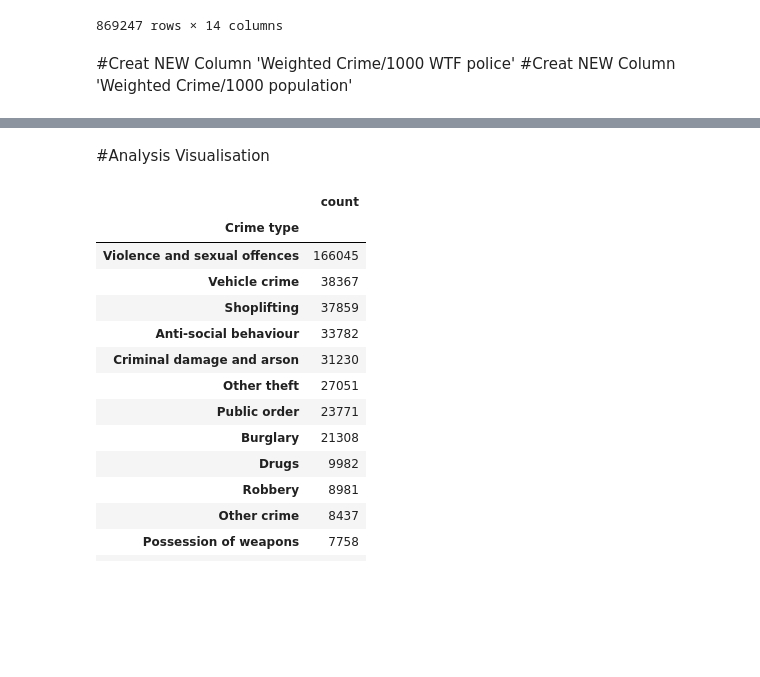
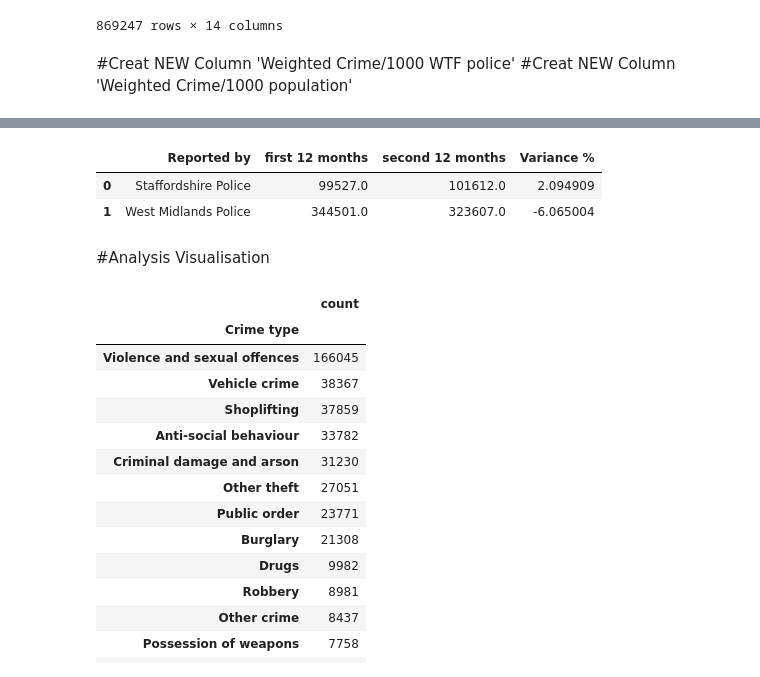
Before and after one commit to zhangwiki86-soton/L7---Data-Analysis-and-Visualisation, a Jupyter notebook: DRAFT Test Glob.ipynb, the cells around one changed output, grey strips where cells are left out. Drawn from its saved outputs; the diff is of its cells as text; code cells hidden in the pictures; blank space fills up the shorter version.

```diff
--- a/DRAFT Test Glob.ipynb
+++ b/DRAFT Test Glob.ipynb
@@ -441,3 +446,15 @@ crime_counts
+# %%
+#Pivot previous table to use 'Month Group' as column headers
+crime_counts_pivot = crime_counts.pivot_table(index='Reported by', columns='Month Group', values='CrimeCount').reset_index()
+crime_counts_pivot.columns.name = None # Remove the 'Month Group' column name
+
+#Calculate variance of the first 12 months and second 12 months
+crime_counts_pivot['Variance %'] =(crime_counts_pivot['second 12 months']-crime_counts_pivot['first 12 months'])/crime_counts_pivot['first 12 months']*100
+crime_counts_pivot
+# %% [output]
+|  | Reported by | first 12 months | second 12 months | Variance % |
+| 0 | Staffordshire Police | 99527.0 | 101612.0 | 2.094909 |
+| 1 | West Midlands Police | 344501.0 | 323607.0 | -6.065004 |
 # %% [markdown]
 #Analysis Visualisation
 # %%
```
Also changed, not shown: parts of 1 cell of this notebook.
